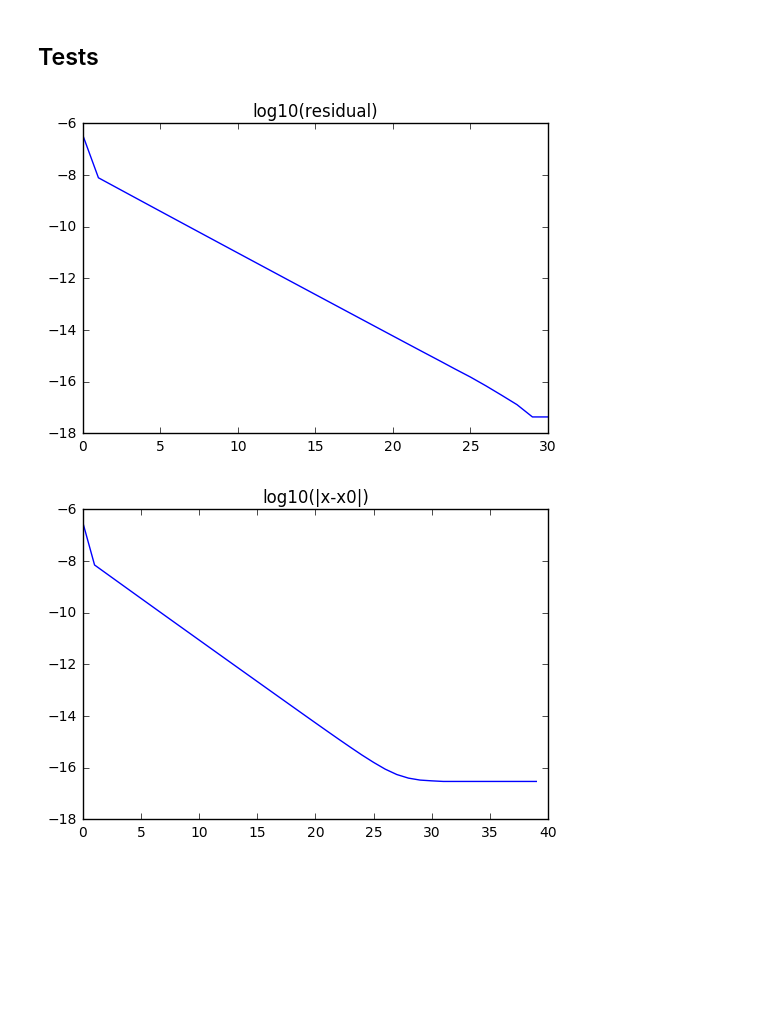
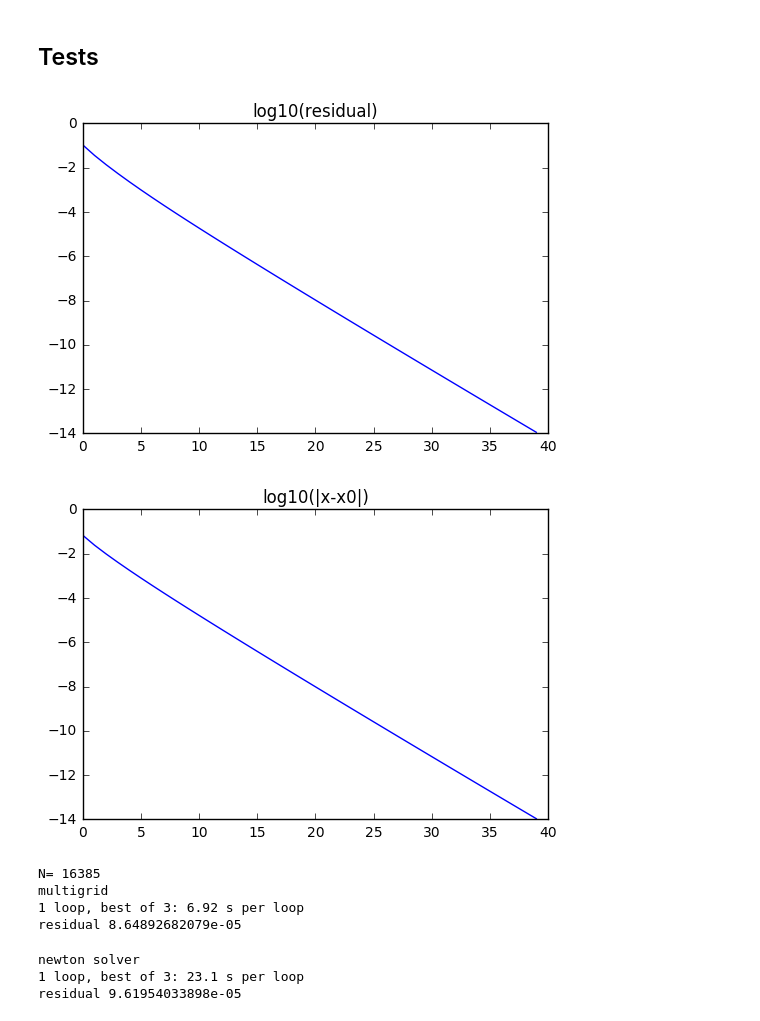
Before and after one commit to Ignatov-nlap/PSI_project, a Jupyter notebook: multigrid.ipynb, the cells around one changed output. Cells and saved outputs as stored; diff of their text form; code cells hidden in the pictures; blank space fills up the shorter version.

Commit message:
tests comparison MG vs Newton

```diff
--- a/multigrid.ipynb
+++ b/multigrid.ipynb
@@ -48,15 +48,15 @@ def newton_solver(A,B,C,J,func0,x0,grid,r,eps = 1e-4, max_iter = 100):
 
 #solve func(x) = r
 #jac = A+J,B,C tridiag block matrix A+J - main,B - lo diag ,  C - uppper diag
-def solver(A,B,C,J,func,x0,grid,r,eps = 1e-8, max_iter = 10,min_grid = 3):
+def solver(A,B,C,J,func,x0,grid,r,eps = 1e-4, max_iter = 10,min_grid = 10):
     if(len(grid) <= min_grid ):
-        return newton_solver(A,B,C,J,func,x0,grid,r,max_iter=max_iter)[5]
+        return newton_solver(A,B,C,J,func,x0,grid,r,max_iter=1)[5]
     else:
         x = x0.copy()
         for i in range(max_iter):
             x = multigrid(A,B,C,J,func,x,grid,r)
             A,B,C,J,func = generate_problem(grid,x)
-            A,B,C,J,func,x = newton_solver(A,B,C,J,func,x,grid,r,max_iter = 3)
+            A,B,C,J,func,x = newton_solver(A,B,C,J,func,x,grid,r,max_iter = 1)
             if(np.abs(func-r).mean() < eps):
                 break
         return x
@@ -77,7 +77,7 @@ def multigrid(A,B,C,J,func,v,grid,r):
     v2 = decimation(v)
     r2 = decimation(r-func)
     A2,B2,C2,J2,func2 = generate_problem(grid2,v2)
-    u2 = solver(A2,B2,C2,J2,func2,v2,grid2,func2+r2)
+    u2 = solver(A2,B2,C2,J2,func2,v2,grid2,func2+r2,max_iter = 1)
     e2 = u2-v2
     e = interpolate(grid2,e2,grid)
     u = v+e
@@ -114,7 +114,7 @@ def generate_problem(grid,x):
 def generate_grid(n):
     return np.linspace(0,1,n)
 
-N = 17
+N = 1025
 M = 3 #in block
 np.random.seed(0)
 B = np.zeros((M,M,N-1))#np.random.rand(M,M,N)
@@ -123,33 +123,76 @@ C[:,:,0] = 0
 A = np.zeros((M,M,N))#np.random.rand(M,M,N)
 for i in range(N):
     A[:,:,i] = np.eye(M)
 
 grid = generate_grid(N)
 x0 = np.random.rand(M,N).astype(np.float64)
 A,B,C,J,f0 = generate_problem(grid,x0)
 
 
 err = []
 ee = []
 it = []
 
 
 x = np.zeros((M,N), dtype=np.float64)
 A,B,C,J,f = generate_problem(grid,x)
 for i in range(40):
-    x = solver(A, B, C, J,f, x, grid, f0)
+    x = solver(A, B, C, J,f, x, grid, f0,max_iter = 1)
     A,B,C,J,f = generate_problem(grid,x)
     ee.append(np.abs(f-f0).mean())
     err.append(np.abs(x-x0).mean())
     it.append(i)
 
 plt.title("log10(residual)")
 plt.plot(it,np.log10(np.array(ee)))
 plt.show()
 
 plt.title("log10(|x-x0|)")
 plt.plot(it,np.log10(np.array(err)))
 plt.show()
 # %% [output]
-[figure, old version]
+[figure, new version]
-[figure, old version]
+[figure, new version]
+# %%
+N = 3
+while(N < 10000):
+    N = (N-1)*2+1
+print 'N=',N
+M = 3 #in block
+np.random.seed(0)
+B = np.zeros((M,M,N-1))#np.random.rand(M,M,N)
+C = np.zeros((M,M,N-1))#np.random.rand(M,M,N)
+C[:,:,0] = 0
+A = np.zeros((M,M,N))#np.random.rand(M,M,N)
+for i in range(N):
+    A[:,:,i] = np.eye(M)
+
+grid = generate_grid(N)
+x0 = np.random.rand(M,N).astype(np.float64)
+A,B,C,J,f0 = generate_problem(grid,x0)
+
+x = np.zeros((M,N), dtype=np.float64)
+A,B,C,J,f = generate_problem(grid,x)
+print 'multigrid'
+%timeit solver(A, B, C, J,f, x, grid, f0,max_iter = 1)
+x = solver(A, B, C, J,f, x, grid, f0)
+A,B,C,J,f = generate_problem(grid,x)
+print 'residual', np.abs(f-f0).mean()
+# %% [output]
+N= 16385
+multigrid
+1 loop, best of 3: 6.92 s per loop
+residual 8.64892682079e-05
+# %%
+
+
+x = np.zeros((M,N), dtype=np.float64)
+A,B,C,J,f = generate_problem(grid,x)
+print 'newton solver'
+%timeit newton_solver(A, B, C, J,f, x, grid, f0,max_iter= 1000)
+f = newton_solver(A, B, C, J,f, x, grid, f0,max_iter= 1000)[-2]
+print 'residual', np.abs(f-f0).mean()
+# %% [output]
+newton solver
+1 loop, best of 3: 23.1 s per loop
+residual 9.61954033898e-05
```
